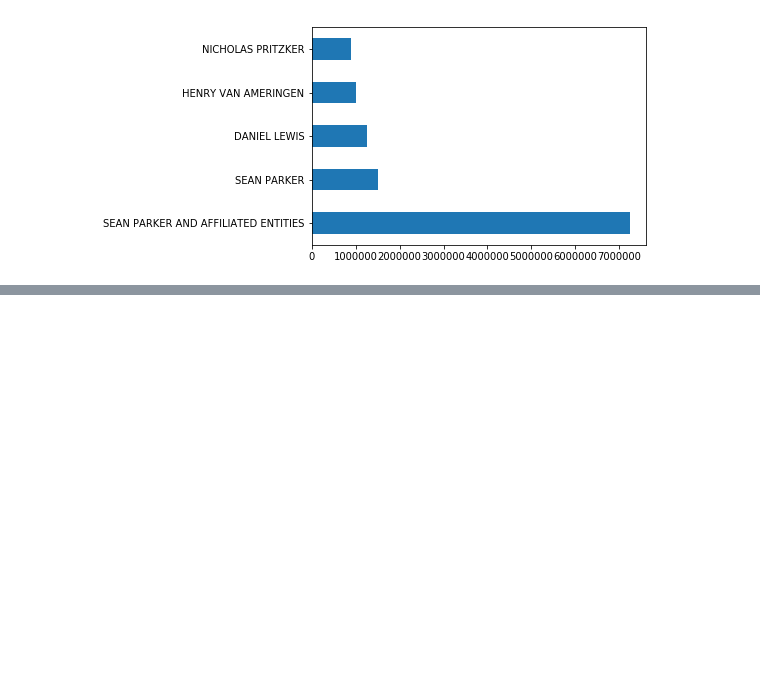
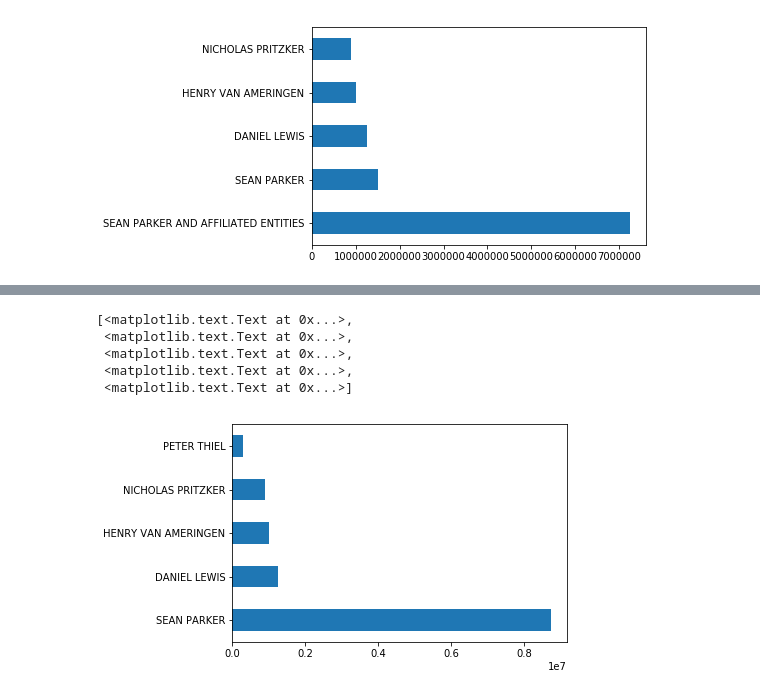
Before and after one commit to ben-dartington/first-python-notebook, a Jupyter notebook: my-second-notebook.ipynb, the cells around one changed output, grey strips where cells are left out. Drawn from its saved outputs; the diff is of its cells as text; code cells hidden in the pictures; blank space fills up the shorter version.

Commit message:
Cleaned data; re-made charts

```diff
--- a/my-second-notebook.ipynb
+++ b/my-second-notebook.ipynb
@@ -370,3 +370,8 @@ chart2.set_yticklabels(top_supporters.contributor_fullname)
 [figure]
 # %%
 top_supporters.head(5).to_csv("top_supporters_prop_64.csv")
+# %%
+def combine_names(row):
+    if row.contributor_fullname.startswith('SEAN PARKER'):
+        return 'SEAN PARKER'
+    return row.contributor_fullname
@@ -372,0 +392,14 @@ top_supporters.head(5).to_csv("top_supporters_prop_64.csv")
+# %%
+top_supporters['contributor_cleanname'] = top_supporters.apply(combine_names, axis=1)
+# %%
+top_supporters_clean = top_supporters.groupby('contributor_cleanname').amount.sum().reset_index().sort_values('amount', ascending=False)
+# %%
+chart3 = top_supporters_clean.head(5).amount.plot.barh()
+chart3.set_yticklabels(top_supporters_clean.contributor_cleanname)
+# %% [output]
+[<matplotlib.text.Text at 0x...>,
+ <matplotlib.text.Text at 0x...>,
+ <matplotlib.text.Text at 0x...>,
+ <matplotlib.text.Text at 0x...>,
+ <matplotlib.text.Text at 0x...>]
+[figure, added]
```
Also changed, not shown: parts of 1 cell of this notebook.
